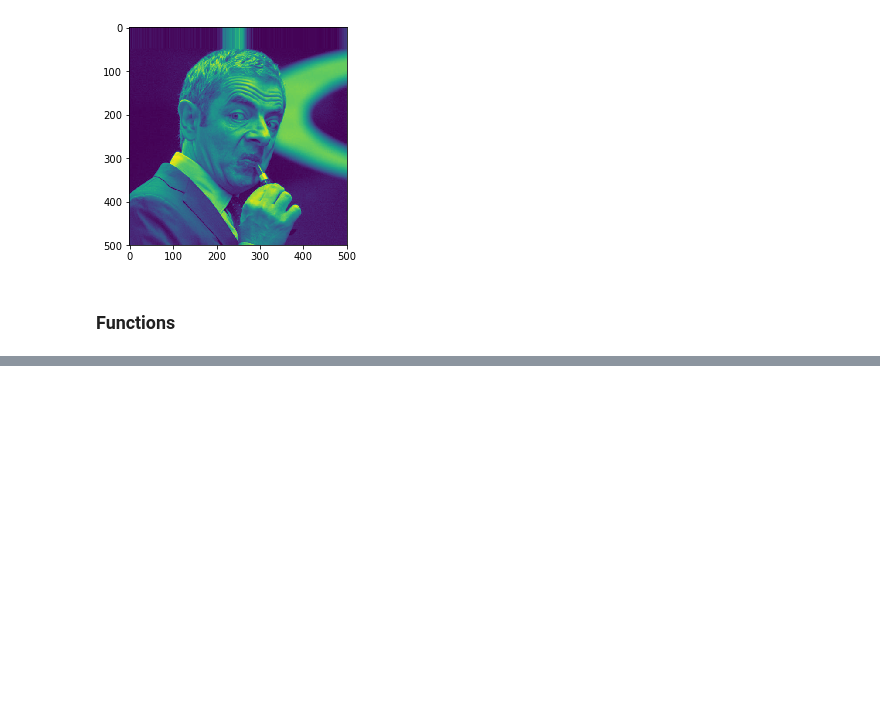
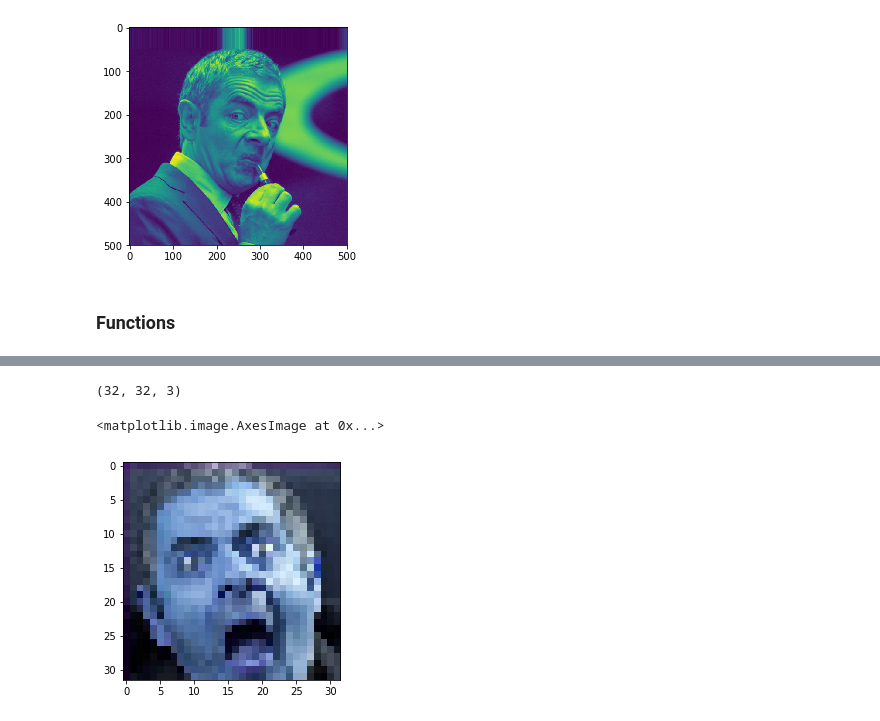
Before and after one commit to mbhuber/Insight-AI-Project, a Jupyter notebook: preprocess/test-preprocess.ipynb, the cells around one changed output, grey strips where cells are left out. Saved outputs shown, nothing was run; the diff lists cells and outputs as text; code cells hidden in the pictures; blank space fills up the shorter version.

```diff
--- a/preprocess/test-preprocess.ipynb
+++ b/preprocess/test-preprocess.ipynb
@@ -125,3 +27,0 @@ cropped.shape
-# %%
-x,y,w,h = faces[0]
-print x,y,w,h
@@ -216,0 +28,27 @@ meta.age.hist(bins=30)
+# %%
+# Create the haar cascade
+faceCascade = cv2.CascadeClassifier(cascFile)
+
+
+def detectFaces(image,faceCascade):
+    # Read the image
+    #image = cv2.imread(imageFile)
+    gray = cv2.cvtColor(image, cv2.COLOR_BGR2GRAY)
+
+    # Detect faces in the image
+    faces = faceCascade.detectMultiScale(
+        gray,
+        scaleFactor=1.3,
+        minNeighbors=5,
+        minSize=(30, 30),
+        flags=cv2.CASCADE_SCALE_IMAGE
+        # flags = cv2.cv.CV_HAAR_SCALE_IMAGE
+
+    )
+    #faces = faceCascade.detectMultiScale(gray, 1.3, 5)
+    return faces
+
+def crop_resize(image,cropRect,imaSize=64):
+    x,y,w,h = cropRect
+    cropped = image[y:y+h,x:x+w]
+    return cv2.resize(cropped,(imaSize,imaSize), interpolation = cv2.INTER_CUBIC)
@@ -216,0 +83,9 @@ meta.age.hist(bins=30)
+# %%
+k=2
+image = cv2.imread(imagePath+imageList[k])
+faces = detectFaces(image,faceCascade)
+
+for (x, y, w, h) in faces:
+    cv2.rectangle(image, (x, y), (x+w, y+h), (0, 255, 0), 2)
+
+_=plt.imshow(image)
@@ -216,0 +94,9 @@ meta.age.hist(bins=30)
+# %%
+cropped = crop_resize(image,faces[0],32)
+print(cropped.shape)
+plt.imshow(cropped)
+#plt.imshow(image)
+# %% [output]
+(32, 32, 3)
+<matplotlib.image.AxesImage at 0x...>
+[figure, added]
```
Also changed, not shown: parts of 34 cells of this notebook, 10 other files.
